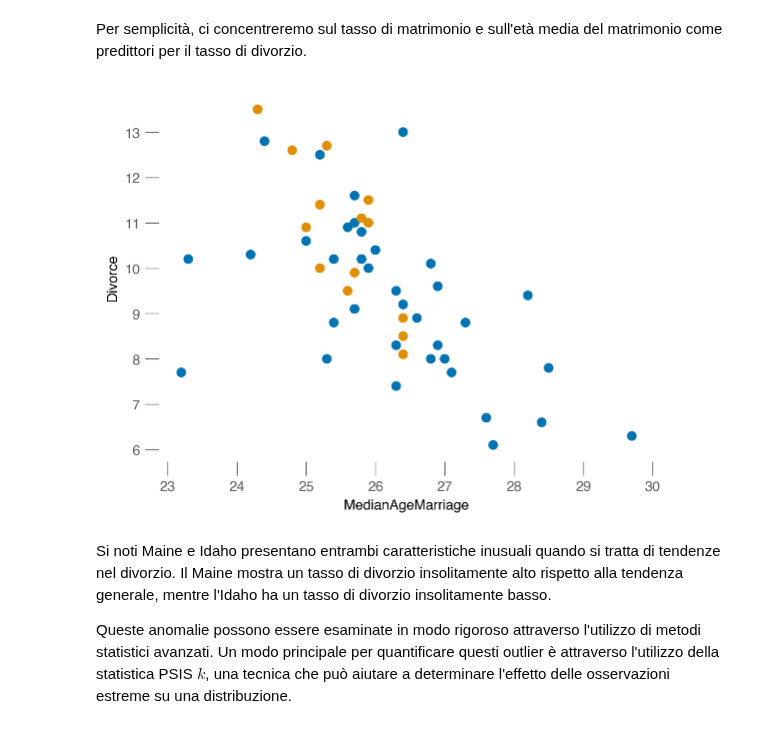
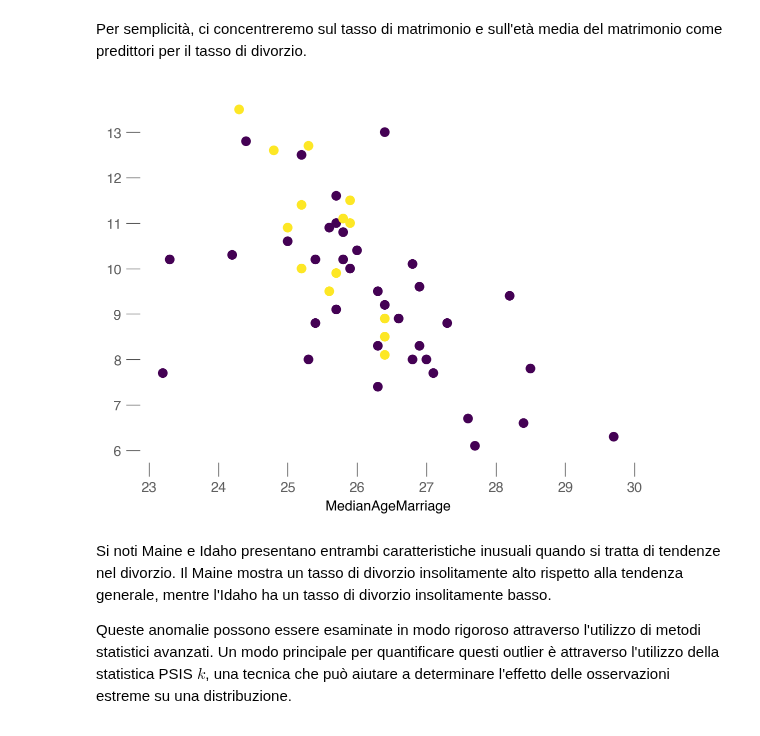
Before and after one commit to ccaudek/ds4psy, a Jupyter notebook: chapter_5/05_reglin_6.ipynb, the cells around one changed output. Drawn from its saved outputs; the diff is of its cells as text; code cells hidden in the pictures.

```diff
--- a/chapter_5/05_reglin_6.ipynb
+++ b/chapter_5/05_reglin_6.ipynb
@@ -26,4 +26,5 @@ rng = np.random.default_rng(RANDOM_SEED)
 from aquarel import load_theme
 theme = load_theme("minimal_light")
 theme.apply()
-sns.set_palette("colorblind")
+import matplotlib.style as style
+style.use("tableau-colorblind10")
@@ -70,12 +71,11 @@ sns.pairplot(divorce, x_vars=vars, y_vars=vars)
 # %% [markdown]
 Per semplicità, ci concentreremo sul tasso di matrimonio e sull'età media del matrimonio come predittori per il tasso di divorzio.
 # %%
-colors = divorce["South"].map({1: "C1", 0: "C0"})
-plt.scatter(divorce["MedianAgeMarriage"], divorce["Divorce"], c=colors)
+plt.scatter(divorce["MedianAgeMarriage"], divorce["Divorce"], c=divorce["South"])
 plt.xlabel("MedianAgeMarriage")
-plt.ylabel("Divorce");
+plt.show()
 # %% [output]
-[figure, old version]
+[figure, new version]
 # %% [markdown]
 Si noti Maine e Idaho presentano entrambi caratteristiche inusuali quando si tratta di tendenze nel divorzio. Il Maine mostra un tasso di divorzio insolitamente alto rispetto alla tendenza generale, mentre l'Idaho ha un tasso di divorzio insolitamente basso.
 
```
Also changed, not shown: parts of 3 cells of this notebook, 3 other files.
